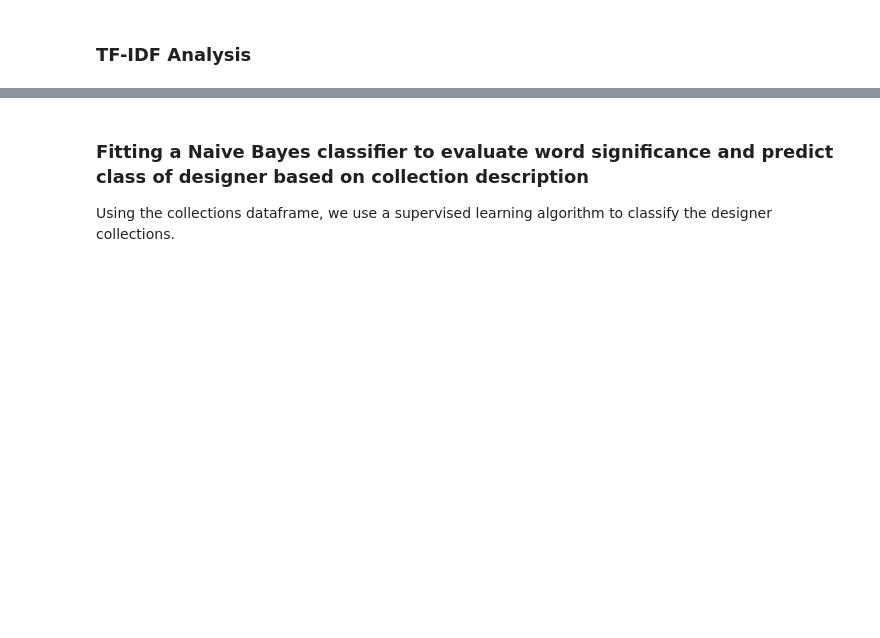
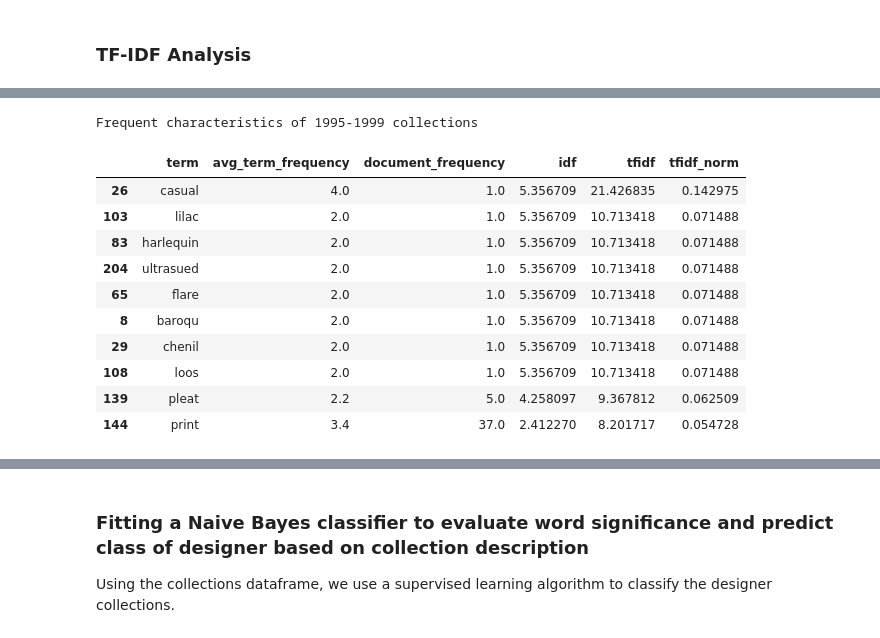
Before and after one commit to bellagracefinck/trend_cycle, a Jupyter notebook: EDA.ipynb, the cells around one changed output, grey strips where cells are left out. Drawn from its saved outputs; the diff is of its cells as text; code cells hidden in the pictures; blank space fills up the shorter version.

```diff
--- a/EDA.ipynb
+++ b/EDA.ipynb
@@ -248,0 +282,33 @@ term_frequency.sort_values(by=['tfidf_norm'], ascending=[False]).groupby(['term'
+# %%
+# 1995-1999
+subset = collections[collections['year']>=1995].copy()
+subset = collections[collections['year']<=1999].copy()
+
+subset['tokens'] = [word_tokenize(sentence) for sentence in subset['preprocessed_sentences']]
+sample_tokens = (subset[['id','tokens']].explode('tokens'))
+sample_tokens = sample_tokens[sample_tokens['tokens'].isin(word_labels['word'])]
+
+output = tfidf(sample_tokens).groupby('term').agg({
+    'term_frequency': 'mean',
+    'document_frequency': 'mean',
+    'idf': 'max',
+    'tfidf': 'mean',
+    'tfidf_norm': 'mean'
+}).reset_index()
+output.columns = ['term', 'avg_term_frequency', 'document_frequency', 'idf', 'tfidf',
+       'tfidf_norm']
+print('Frequent characteristics of 1995-1999 collections')
+output.sort_values('tfidf', ascending = False).head(10)
+# %% [output]
+Frequent characteristics of 1995-1999 collections
+|  | term | avg_term_frequency | document_frequency | idf | tfidf | tfidf_norm |
+| 26 | casual | 4.0 | 1.0 | 5.356709 | 21.426835 | 0.142975 |
+| 103 | lilac | 2.0 | 1.0 | 5.356709 | 10.713418 | 0.071488 |
+| 83 | harlequin | 2.0 | 1.0 | 5.356709 | 10.713418 | 0.071488 |
+| 204 | ultrasued | 2.0 | 1.0 | 5.356709 | 10.713418 | 0.071488 |
+| 65 | flare | 2.0 | 1.0 | 5.356709 | 10.713418 | 0.071488 |
+| 8 | baroqu | 2.0 | 1.0 | 5.356709 | 10.713418 | 0.071488 |
+| 29 | chenil | 2.0 | 1.0 | 5.356709 | 10.713418 | 0.071488 |
+| 108 | loos | 2.0 | 1.0 | 5.356709 | 10.713418 | 0.071488 |
+| 139 | pleat | 2.2 | 5.0 | 4.258097 | 9.367812 | 0.062509 |
+| 144 | print | 3.4 | 37.0 | 2.412270 | 8.201717 | 0.054728 |
```
Also changed, not shown: parts of 18 cells of this notebook, 10 other files.
